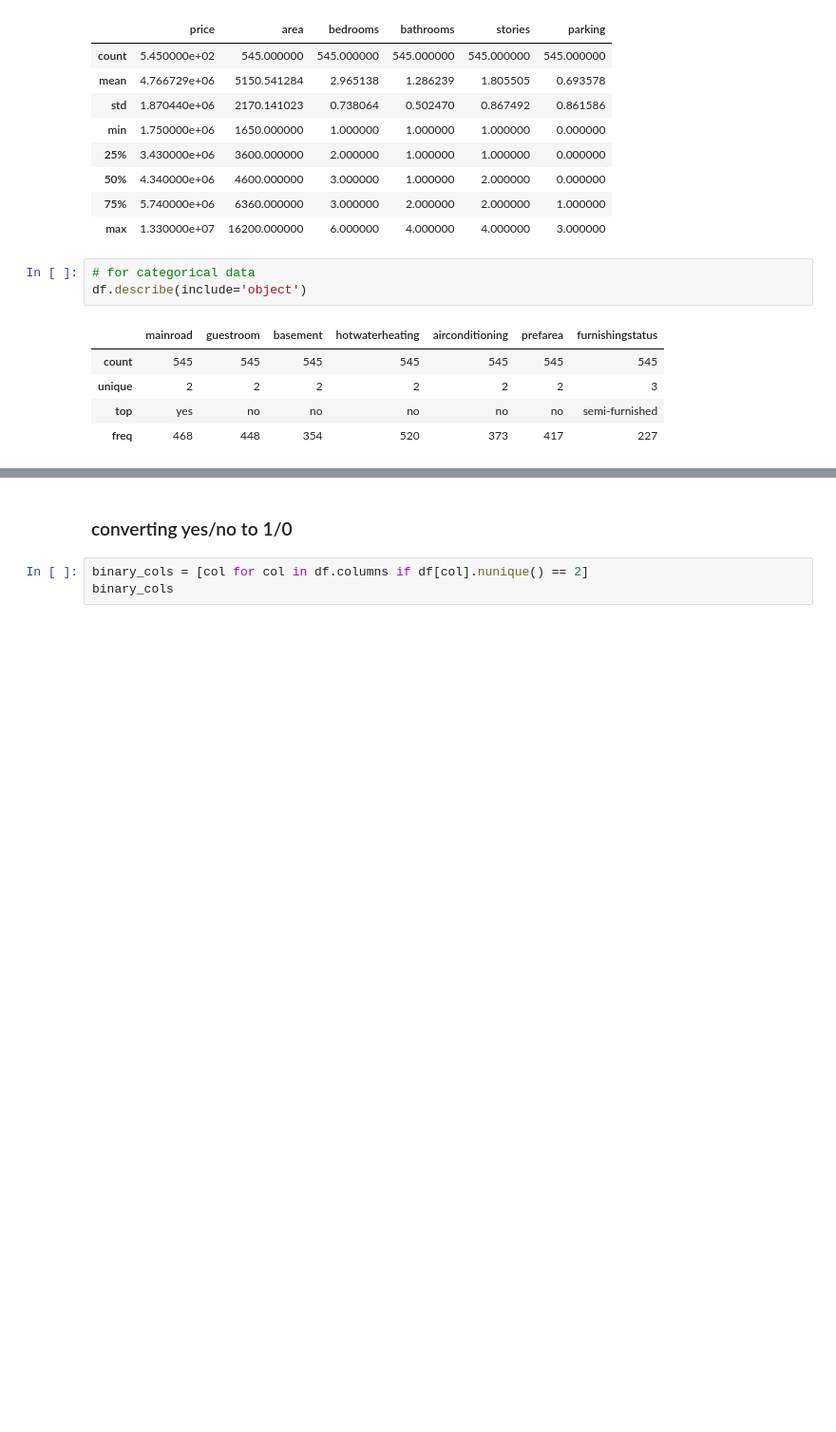
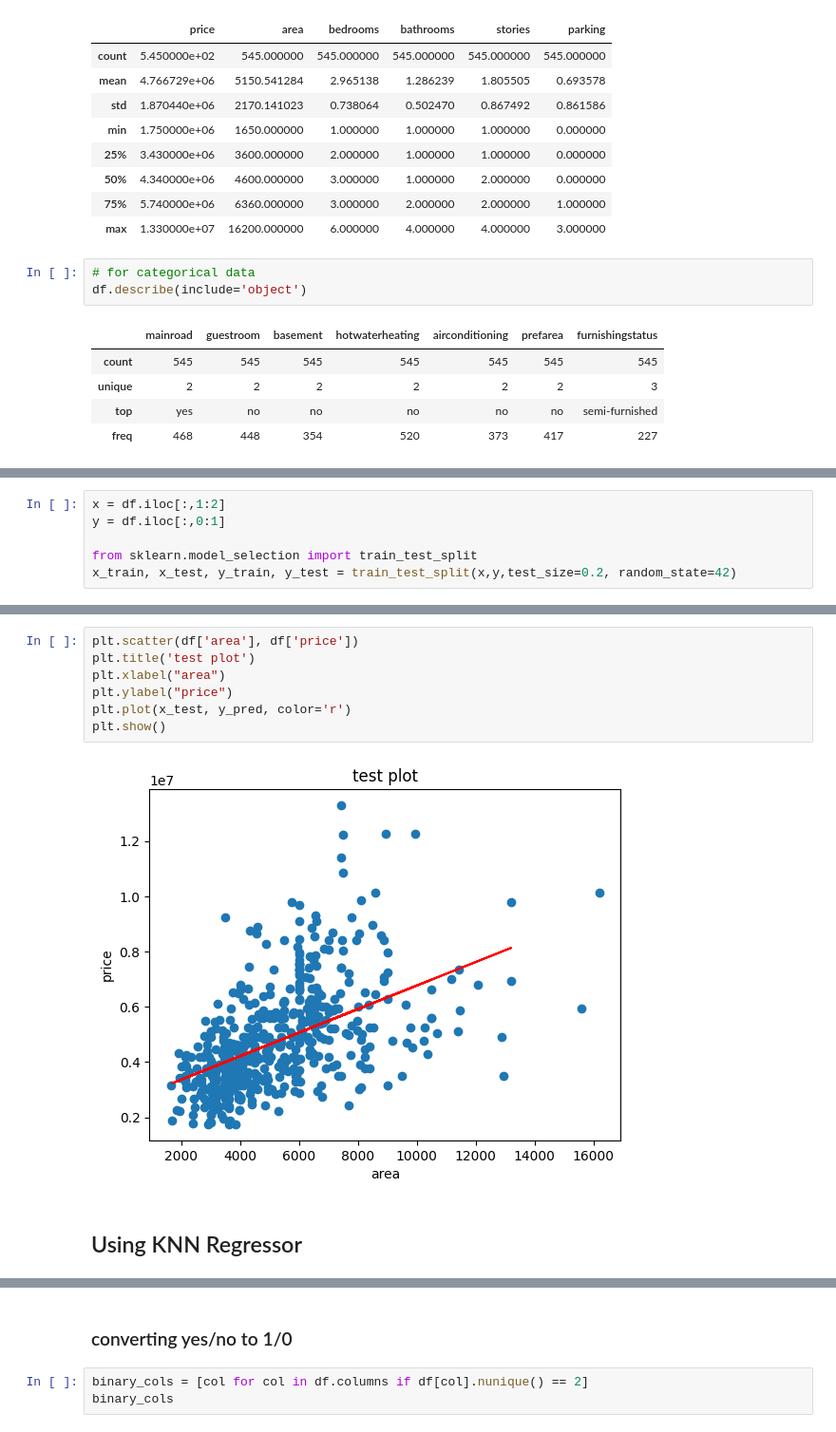
Before and after one commit to 21amY26/MLLab, a Jupyter notebook: MLLab3.ipynb, the cells around one changed output, grey strips where cells are left out. Shown at 95% size. Saved outputs shown, nothing was run; the diff lists cells and outputs as text; blank space fills up the shorter version.

```diff
--- a/MLLab3.ipynb
+++ b/MLLab3.ipynb
@@ -78,0 +92,6 @@ df.describe(include='object')
+# %%
+x = df.iloc[:,1:2]
+y = df.iloc[:,0:1]
+
+from sklearn.model_selection import train_test_split
+x_train, x_test, y_train, y_test = train_test_split(x,y,test_size=0.2, random_state=42)
@@ -78,0 +114,11 @@ df.describe(include='object')
+# %%
+plt.scatter(df['area'], df['price'])
+plt.title('test plot')
+plt.xlabel("area")
+plt.ylabel("price")
+plt.plot(x_test, y_pred, color='r')
+plt.show()
+# %% [output]
+[figure, added]
+# %% [markdown]
+## Using KNN Regressor
```
Also changed, not shown: parts of 7 cells of this notebook.
